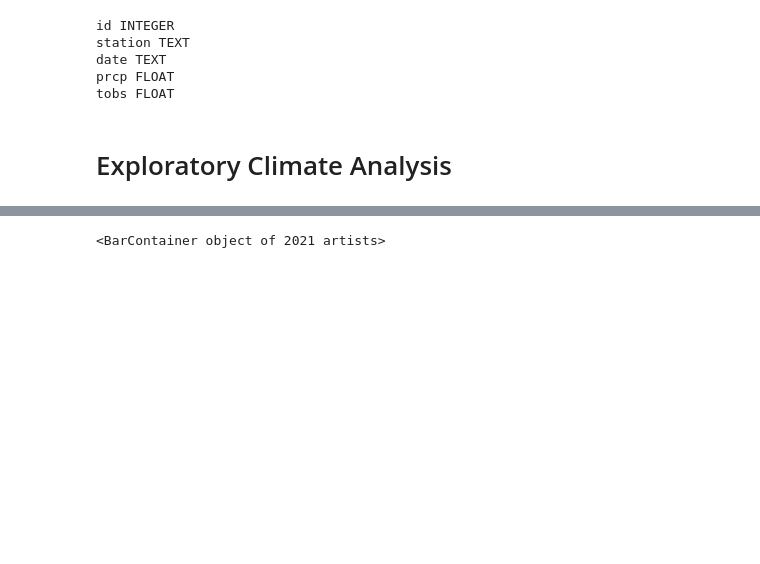
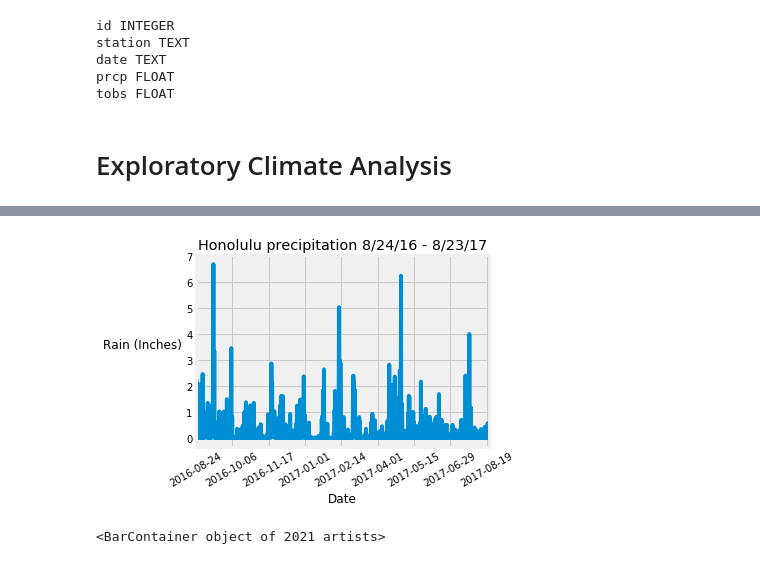
Before and after one commit to scottinsactown/Hawaii-Climate-Analysis, a Jupyter notebook: climate_analysis.ipynb, the cells around one changed output, grey strips where cells are left out. Saved outputs shown, nothing was run; the diff lists cells and outputs as text; code cells hidden in the pictures; blank space fills up the shorter version.

```diff
--- a/climate_analysis.ipynb
+++ b/climate_analysis.ipynb
@@ -88 +88,13 @@ df
+# %%
+#if get string error, rerun workbook
+#alter xaxis -wrap? or tick control
+df.plot('date', 'precip',legend=None)
+plt.ylabel("Rain (Inches) ",rotation=0,ha='right')
+plt.title("Honolulu Precipitation 8/24/16 - 8/23/17")
+plt.xlabel("Date")
+plt.xticks(rotation=30)
+plt.tight_layout()
+plt.show()
+# %% [output]
+[figure, added]
 # %%
```
Also changed, not shown: parts of 10 cells of this notebook.
